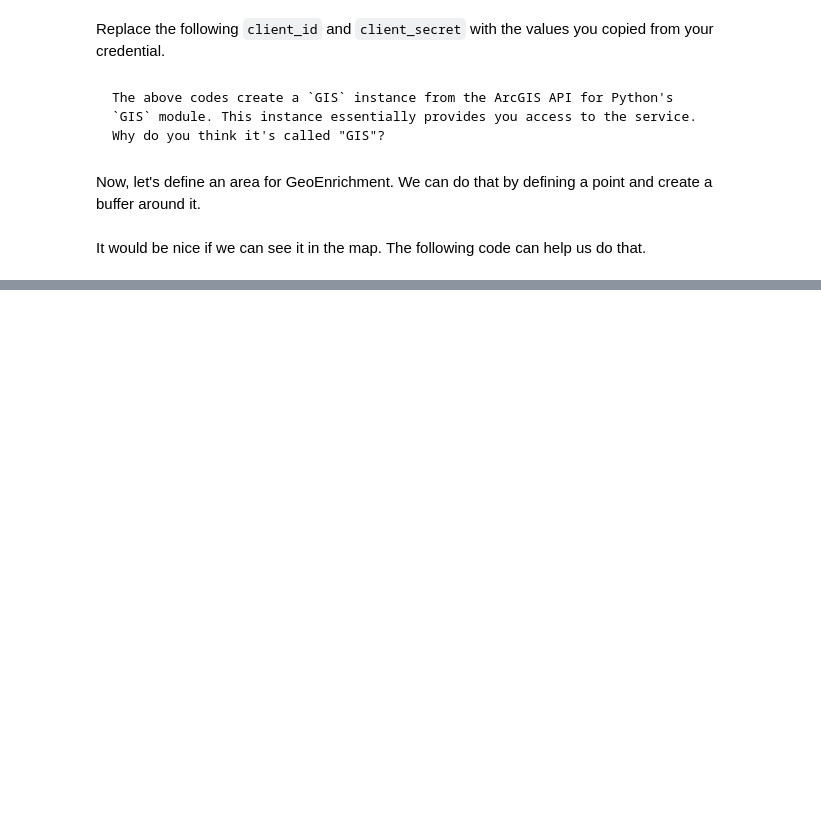
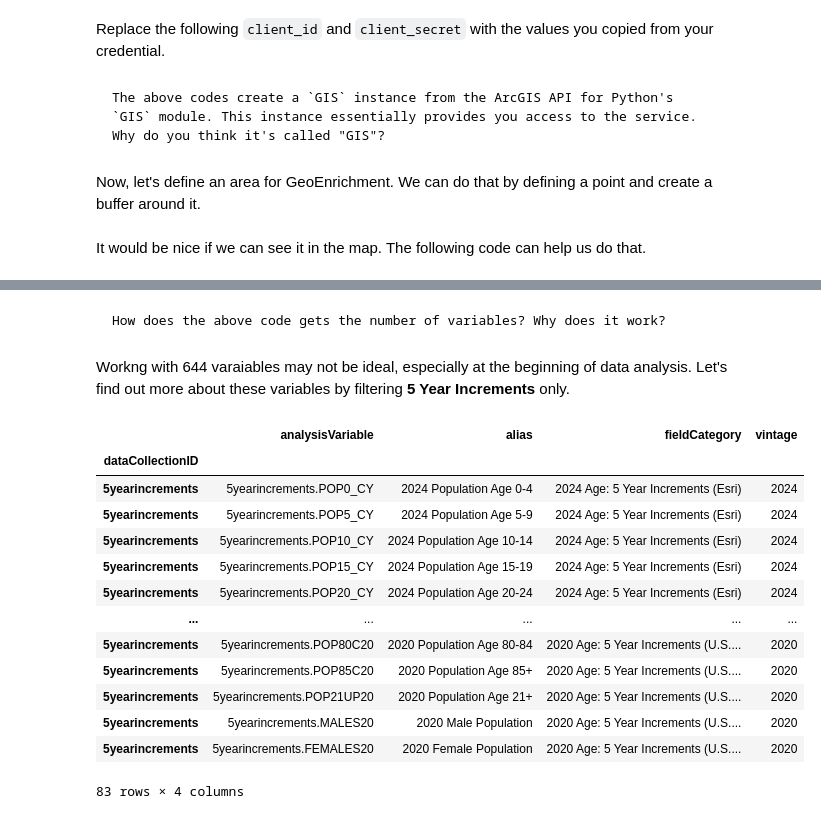
Before and after one commit to chjch/gisautomation, a Jupyter notebook: _sources/modules/7-2.geoenrichment.ipynb, the cells around one changed output, grey strips where cells are left out. Cells and saved outputs as stored; diff of their text form; code cells hidden in the pictures; blank space fills up the shorter version.

````diff
--- a/_sources/modules/7-2.geoenrichment.ipynb
+++ b/_sources/modules/7-2.geoenrichment.ipynb
@@ -202,0 +229,26 @@ Name: count, Length: 215, dtype: int64
+# %% [markdown]
+```{note}
+How does the above code gets the number of variables? Why does it work?
+```
+# %% [markdown]
+Workng with 644 varaiables may not be ideal, especially at the beginning of data analysis. Let's find out more about these variables by filtering **5 Year Increments** only.
+# %%
+category_5year = usa_df['analysisVariable'].str.contains(
+    '5yearincrements', case=False, na=False
+)
+usa_df.loc[contains_pop & category_5year]
+# %% [output]
+|  | analysisVariable | alias | fieldCategory | vintage |
+| dataCollectionID |  |  |  |  |
+| 5yearincrements | 5yearincrements.POP0_CY | 2024 Population Age 0-4 | 2024 Age: 5 Year Increments (Esri) | 2024 |
+| 5yearincrements | 5yearincrements.POP5_CY | 2024 Population Age 5-9 | 2024 Age: 5 Year Increments (Esri) | 2024 |
+| 5yearincrements | 5yearincrements.POP10_CY | 2024 Population Age 10-14 | 2024 Age: 5 Year Increments (Esri) | 2024 |
+| 5yearincrements | 5yearincrements.POP15_CY | 2024 Population Age 15-19 | 2024 Age: 5 Year Increments (Esri) | 2024 |
+| 5yearincrements | 5yearincrements.POP20_CY | 2024 Population Age 20-24 | 2024 Age: 5 Year Increments (Esri) | 2024 |
+| ... | ... | ... | ... | ... |
+| 5yearincrements | 5yearincrements.POP80C20 | 2020 Population Age 80-84 | 2020 Age: 5 Year Increments (U.S.... | 2020 |
+| 5yearincrements | 5yearincrements.POP85C20 | 2020 Population Age 85+ | 2020 Age: 5 Year Increments (U.S.... | 2020 |
+| 5yearincrements | 5yearincrements.POP21UP20 | 2020 Population Age 21+ | 2020 Age: 5 Year Increments (U.S.... | 2020 |
+| 5yearincrements | 5yearincrements.MALES20 | 2020 Male Population | 2020 Age: 5 Year Increments (U.S.... | 2020 |
+| 5yearincrements | 5yearincrements.FEMALES20 | 2020 Female Population | 2020 Age: 5 Year Increments (U.S.... | 2020 |
+83 rows × 4 columns
````
Also changed, not shown: parts of 38 cells of this notebook, 10 other files.
